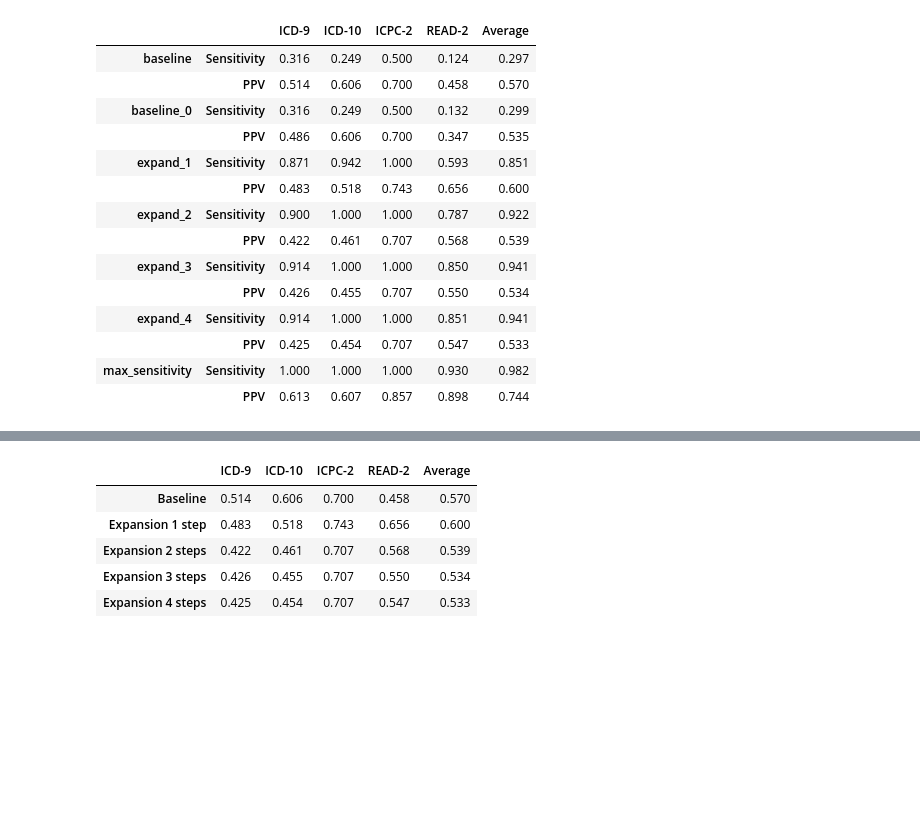
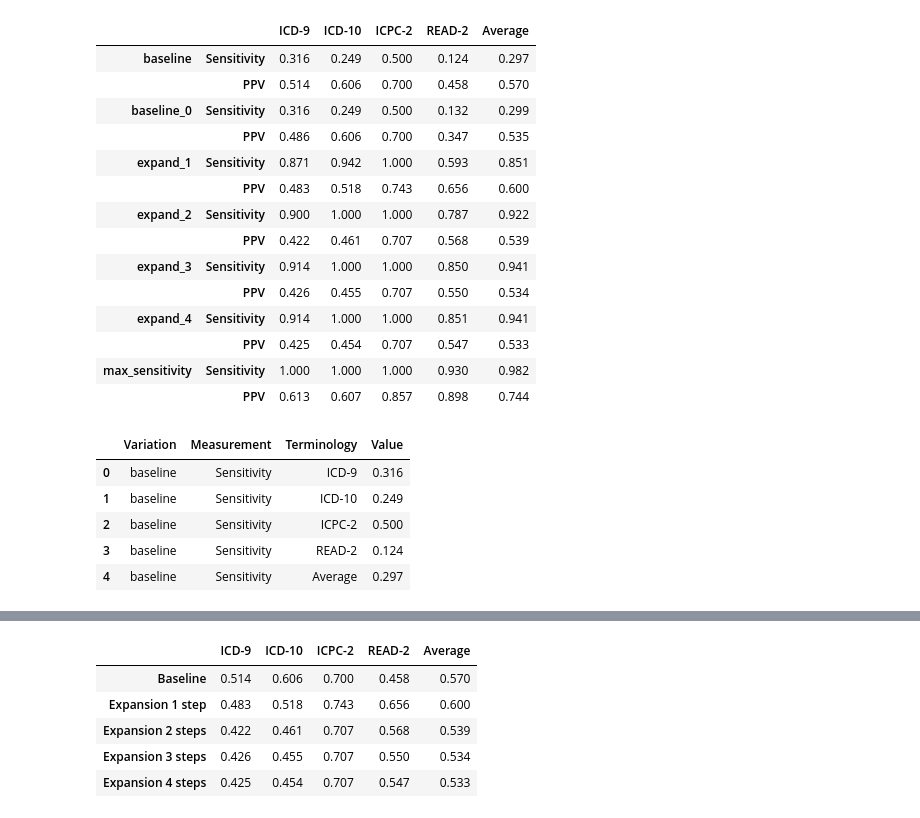
Before and after one commit to mi-erasmusmc/comap, a Jupyter notebook: evaluation/lib/CoMap evaluation.ipynb, the cells around one changed output, grey strips where cells are left out. Cells and saved outputs as stored; diff of their text form; code cells hidden in the pictures; blank space fills up the shorter version.

```diff
--- a/evaluation/lib/CoMap evaluation.ipynb
+++ b/evaluation/lib/CoMap evaluation.ipynb
@@ -611,3 +632,18 @@ pd.concat(performances).round(3)
 |  | PPV | 0.425 | 0.454 | 0.707 | 0.547 | 0.533 |
 | max_sensitivity | Sensitivity | 1.000 | 1.000 | 1.000 | 0.930 | 0.982 |
 |  | PPV | 0.613 | 0.607 | 0.857 | 0.898 | 0.744 |
+# %%
+s = (performances_df
+     .set_index(performances_df.index.rename(['Variation', 'Measurement']))
+     .stack()
+     .reset_index()
+     .rename(columns={'level_2': 'Terminology', 0: 'Value'})
+    )
+s.head()
+# %% [output]
+|  | Variation | Measurement | Terminology | Value |
+| 0 | baseline | Sensitivity | ICD-9 | 0.316 |
+| 1 | baseline | Sensitivity | ICD-10 | 0.249 |
+| 2 | baseline | Sensitivity | ICPC-2 | 0.500 |
+| 3 | baseline | Sensitivity | READ-2 | 0.124 |
+| 4 | baseline | Sensitivity | Average | 0.297 |
```
Also changed, not shown: parts of 6 cells of this notebook.
